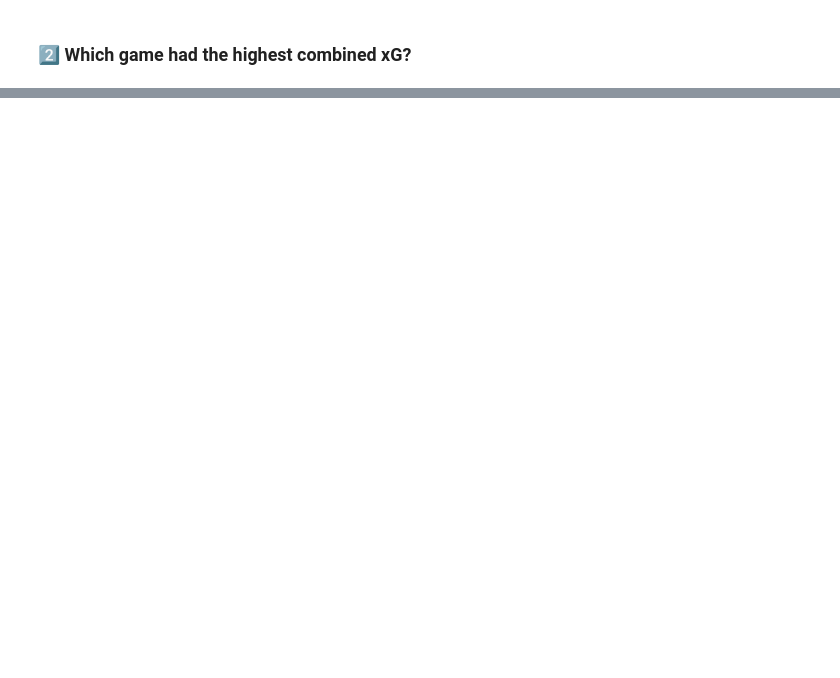
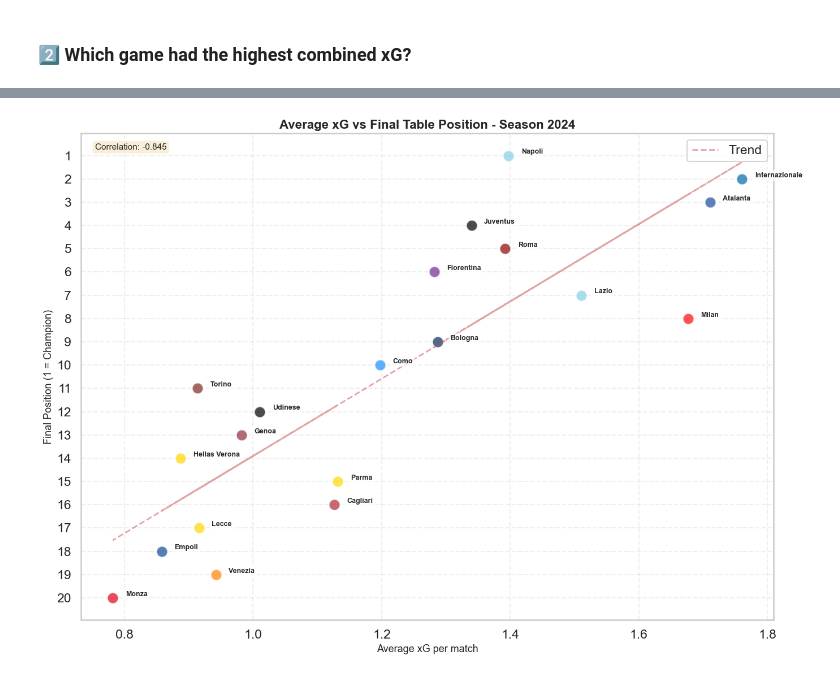
Before and after one commit to michaail/serie-a-data-analysis, a Jupyter notebook: xG_analysis.ipynb, the cells around one changed output, grey strips where cells are left out. Saved outputs shown, nothing was run; the diff lists cells and outputs as text; code cells hidden in the pictures; blank space fills up the shorter version.

```diff
--- a/xG_analysis.ipynb
+++ b/xG_analysis.ipynb
@@ -515,0 +384,97 @@ Match with highest combined xG per season:
+# %%
+from helpers.season_table import load_season_tables
+
+season_tables = load_season_tables()
+# %%
+# Visualization with team crests
+# Note: This creates a scatter plot for a specific season with team names as labels
+# For actual team crests, you would need team logo images
+
+from matplotlib.offsetbox import OffsetImage, AnnotationBbox
+import matplotlib.image as mpimg
+
+# Define team colors (primary club colors)
+team_colors = {
+    'Napoli': '#87CEEB',           # Sky blue
+    'Internazionale': '#0068A8',   # Inter blue
+    'Atalanta': '#1E4A99',         # Atalanta blue
+    'Juventus': '#000000',         # Black
+    'Roma': '#8B0304',             # Roma red
+    'Lazio': '#87CEEB',            # Sky blue
+    'Milan': '#FB090B',            # Rossonero red
+    'Fiorentina': '#6B2C91',       # Viola purple
+    'Bologna': '#0A2A5E',          # Bologna blue
+    'Torino': '#7F2A1E',           # Granata maroon
+    'Como': '#1E90FF',             # Blue
+    'Udinese': '#000000',          # Black
+    'Genoa': '#922B3C',            # Genoa red
+    'Hellas Verona': '#FFD700',    # Yellow
+    'Parma': '#FFDB00',            # Yellow
+    'Cagliari': '#B02A35',         # Cagliari red
+    'Lecce': '#FFD700',            # Yellow
+    'Empoli': '#0E4C92',           # Blue
+    'Venezia': '#FF8300',          # Orange
+    'Monza': '#E2001A',            # Red
+    'Sassuolo': '#009B4D',         # Green
+    'Sampdoria': '#003C7F',        # Blucerchiato blue
+    'Salernitana': '#8B0000',      # Dark red
+    'Spezia': '#000000',           # Black
+    'Crotone': '#0033A0',          # Blue
+    'Benevento': '#FFD700',        # Yellow
+    'Spal': '#1E4A99',             # Blue
+}
+
+# Select a season to visualize
+viz_season = season_focus
+
+# Get data for selected season
+season_viz = season_tables[viz_season][38].copy()
+
+# season_viz = position_vs_xg[position_vs_xg['season'] == viz_season].copy()
+
+# Create the plot
+fig, ax = plt.subplots(figsize=(14, 10))
+
+# Plot points with team names as labels
+for _, row in season_viz.iterrows():
+    # Get team color, default to steelblue if not found
+    team_color = team_colors.get(row['team'], 'steelblue')
+
+    ax.scatter(row['xg_for'] / 38.0, row['pos'], s=200, alpha=0.7, color=team_color,
+               zorder=2, edgecolors='white', linewidths=1.5)
+    # Offset text to the right and slightly up for better visibility
+    ax.text(row['xg_for'] / 38.0 + 0.02, row['pos'] - 0.15, row['team'],
+            fontsize=9, ha='left', va='center', weight='bold', zorder=3,
+            bbox=dict(boxstyle='round,pad=0.3', facecolor='white', edgecolor='none', alpha=0.7))
+
+# Invert y-axis so position 1 is at the top
+ax.invert_yaxis()
+
+# Set Y-axis to show integer values from 1 to 20
+ax.set_yticks(range(1, 21))
+
+# Add grid and labels
+ax.grid(True, alpha=0.3, linestyle='--')
+ax.set_xlabel('Average xG per match', fontsize=13)
+ax.set_ylabel('Final Position (1 = Champion)', fontsize=13)
+ax.set_title(f'Average xG vs Final Table Position - Season {viz_season}', fontsize=16, weight='bold')
+
+# Add trend line
+z = np.polyfit(season_viz['xg_for'] / 38.0, season_viz['pos'], 1)
+p = np.poly1d(z)
+ax.plot(season_viz['xg_for'] / 38.0, p(season_viz['xg_for'] / 38.0), "r--", alpha=0.5, linewidth=2, label='Trend')
+
+# Add correlation coefficient
+corr = season_viz['xg_for'].corr(season_viz['pos'])
+ax.text(0.02, 0.98, f'Correlation: {corr:.3f}',
+        transform=ax.transAxes, fontsize=11, va='top',
+        bbox=dict(boxstyle='round', facecolor='wheat', alpha=0.5))
+
+ax.legend()
+plt.tight_layout()
+plt.show()
+
+print(f"\nCorrelation between avg xG and final position: {corr:.3f}")
+print("(Negative correlation = higher xG leads to better position)")
+# %% [output]
+[figure, added]
```
Also changed, not shown: parts of 7 cells of this notebook, 1 other file.
